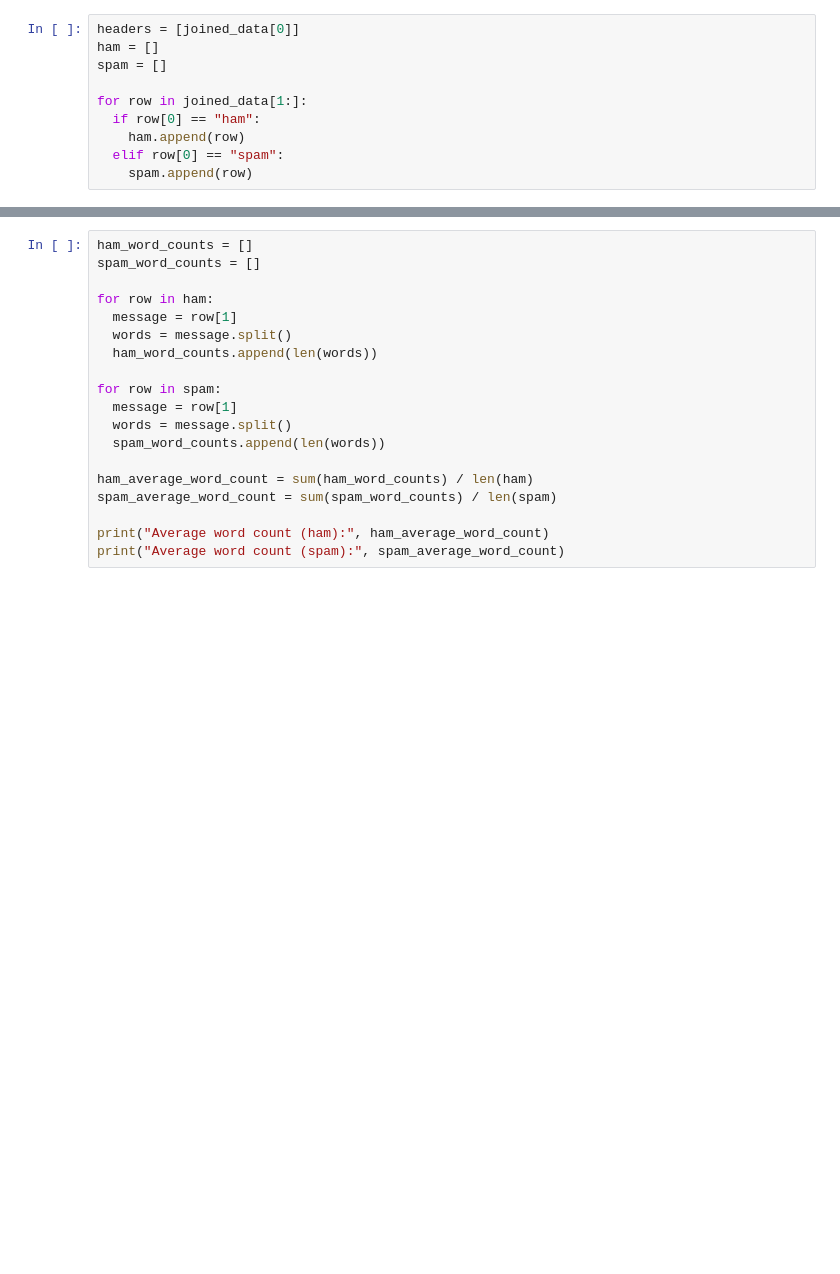
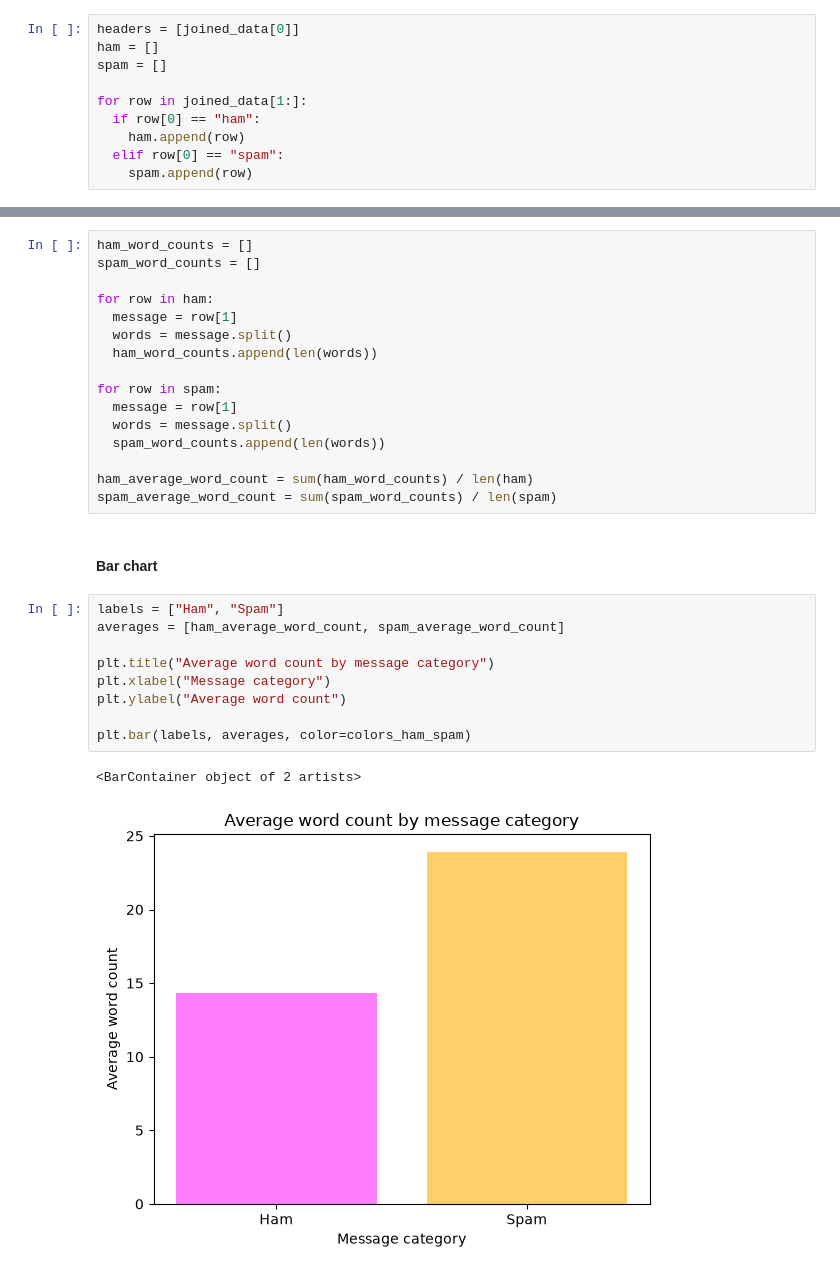
Before and after one commit to Blauenn/bu-cs207-spam-messages-identification, a Jupyter notebook: main.ipynb, the cells around one changed output, grey strips where cells are left out. Saved outputs shown, nothing was run; the diff lists cells and outputs as text; blank space fills up the shorter version.

```diff
--- a/main.ipynb
+++ b/main.ipynb
@@ -151,6 +180,17 @@ for row in spam:
 
 ham_average_word_count = sum(ham_word_counts) / len(ham)
 spam_average_word_count = sum(spam_word_counts) / len(spam)
-
-print("Average word count (ham):", ham_average_word_count)
-print("Average word count (spam):", spam_average_word_count)
+# %% [markdown]
+#### Bar chart
+# %%
+labels = ["Ham", "Spam"]
+averages = [ham_average_word_count, spam_average_word_count]
+
+plt.title("Average word count by message category")
+plt.xlabel("Message category")
+plt.ylabel("Average word count")
+
+plt.bar(labels, averages, color=colors_ham_spam)
+# %% [output]
+<BarContainer object of 2 artists>
+[figure, added]
```
Also changed, not shown: parts of 21 cells of this notebook, 1 other file.
